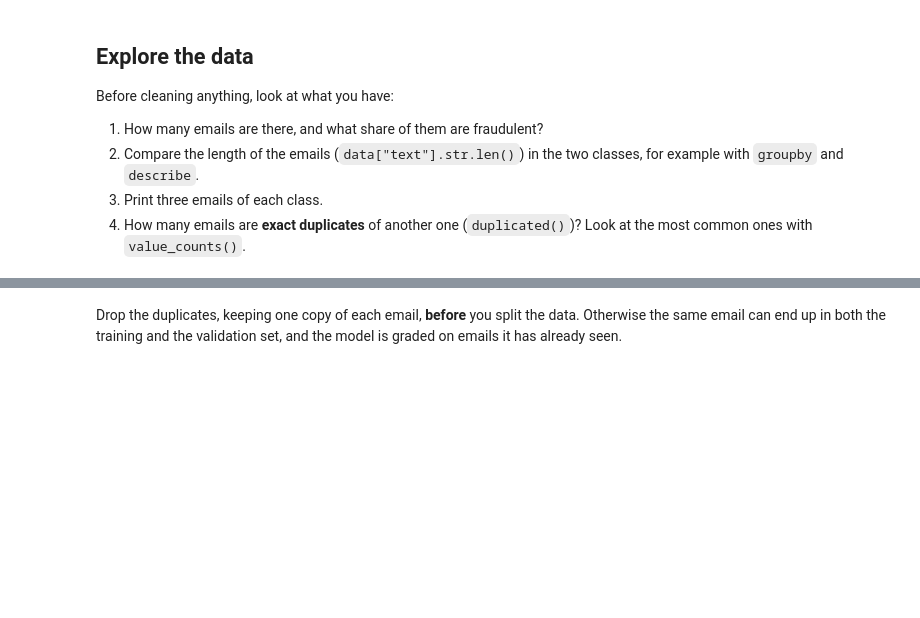
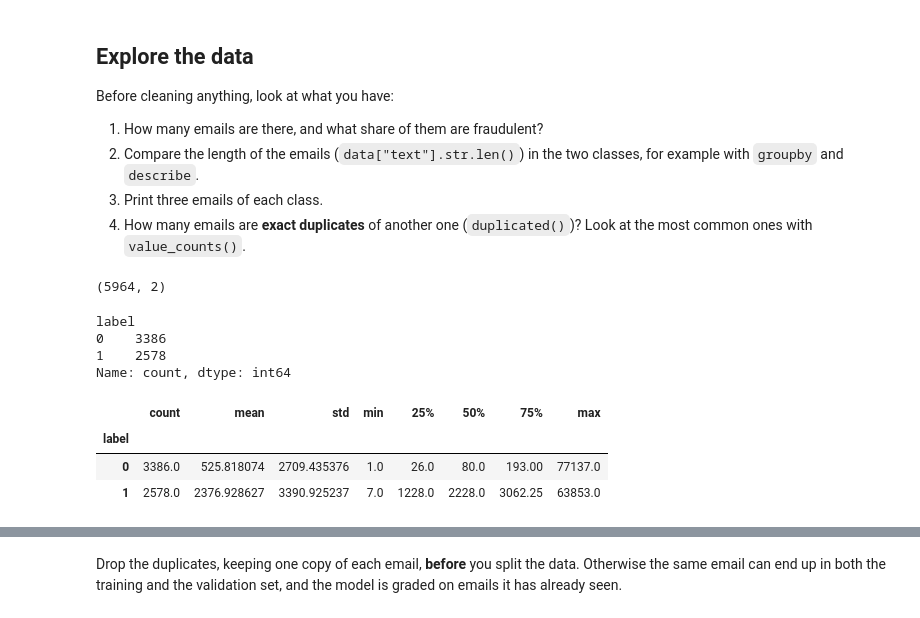
Before and after one commit to ironhack-labs/lab-natural-language-processing, a Jupyter notebook: your-code/main.ipynb, the cells around one changed output, grey strips where cells are left out. Saved outputs shown, nothing was run; the diff lists cells and outputs as text; code cells hidden in the pictures; blank space fills up the shorter version.

```diff
--- a/your-code/main.ipynb
+++ b/your-code/main.ipynb
@@ -46,3 +53,18 @@ Before cleaning anything, look at what you have:
 4. How many emails are **exact duplicates** of another one (`duplicated()`)? Look at the most common ones with `value_counts()`.
 # %%
 # 1-4. Explore the data
+print(data.shape)
+data['label'].value_counts()
+# %% [output]
+(5964, 2)
+label
+0    3386
+1    2578
+Name: count, dtype: int64
+# %%
+data['text'].str.len().groupby(data['label']).describe()
+# %% [output]
+|  | count | mean | std | min | 25% | 50% | 75% | max |
+| label |  |  |  |  |  |  |  |  |
+| 0 | 3386.0 | 525.818074 | 2709.435376 | 1.0 | 26.0 | 80.0 | 193.00 | 77137.0 |
+| 1 | 2578.0 | 2376.928627 | 3390.925237 | 7.0 | 1228.0 | 2228.0 | 3062.25 | 63853.0 |
```
Also changed, not shown: parts of 24 cells of this notebook.
